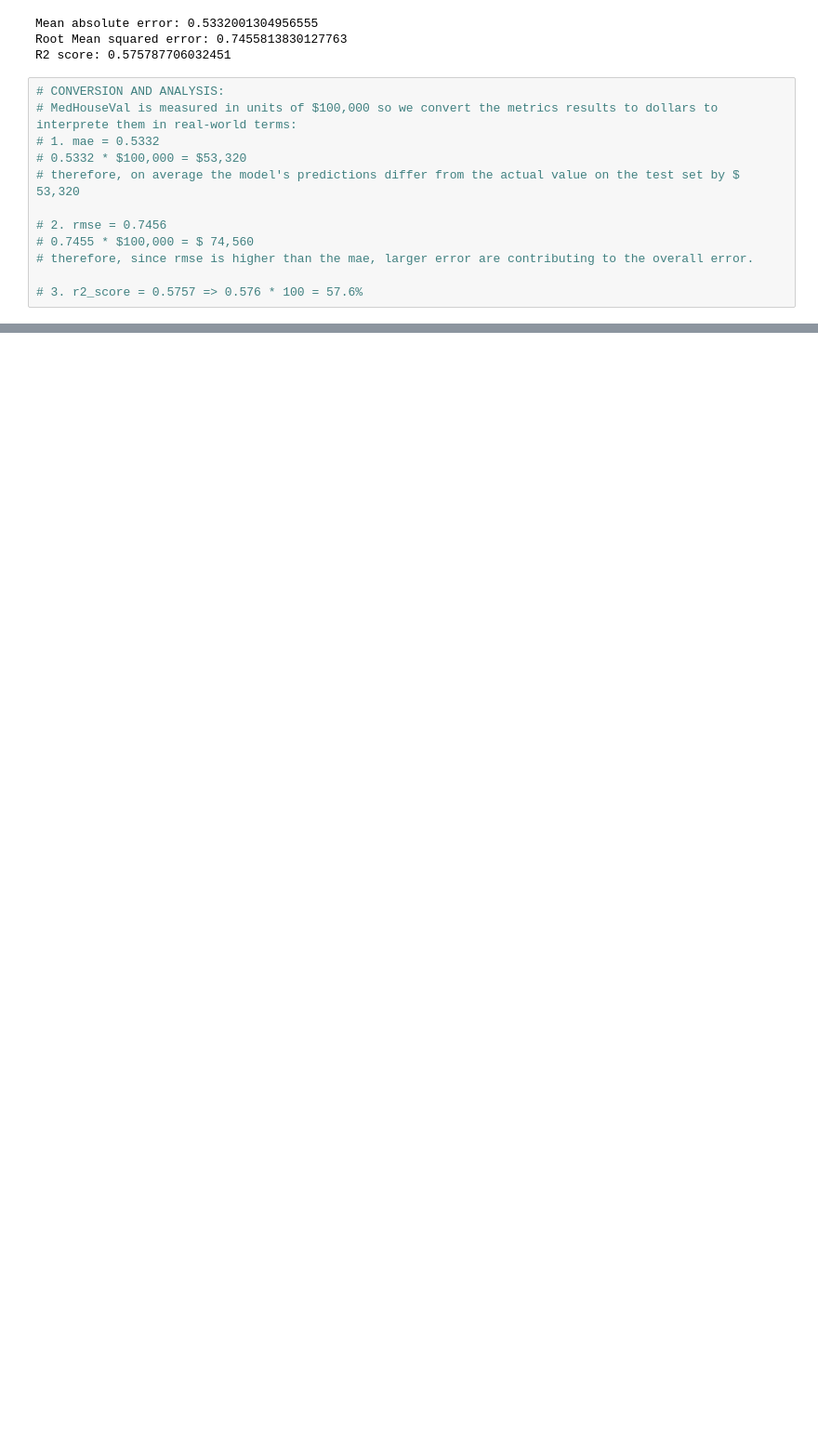
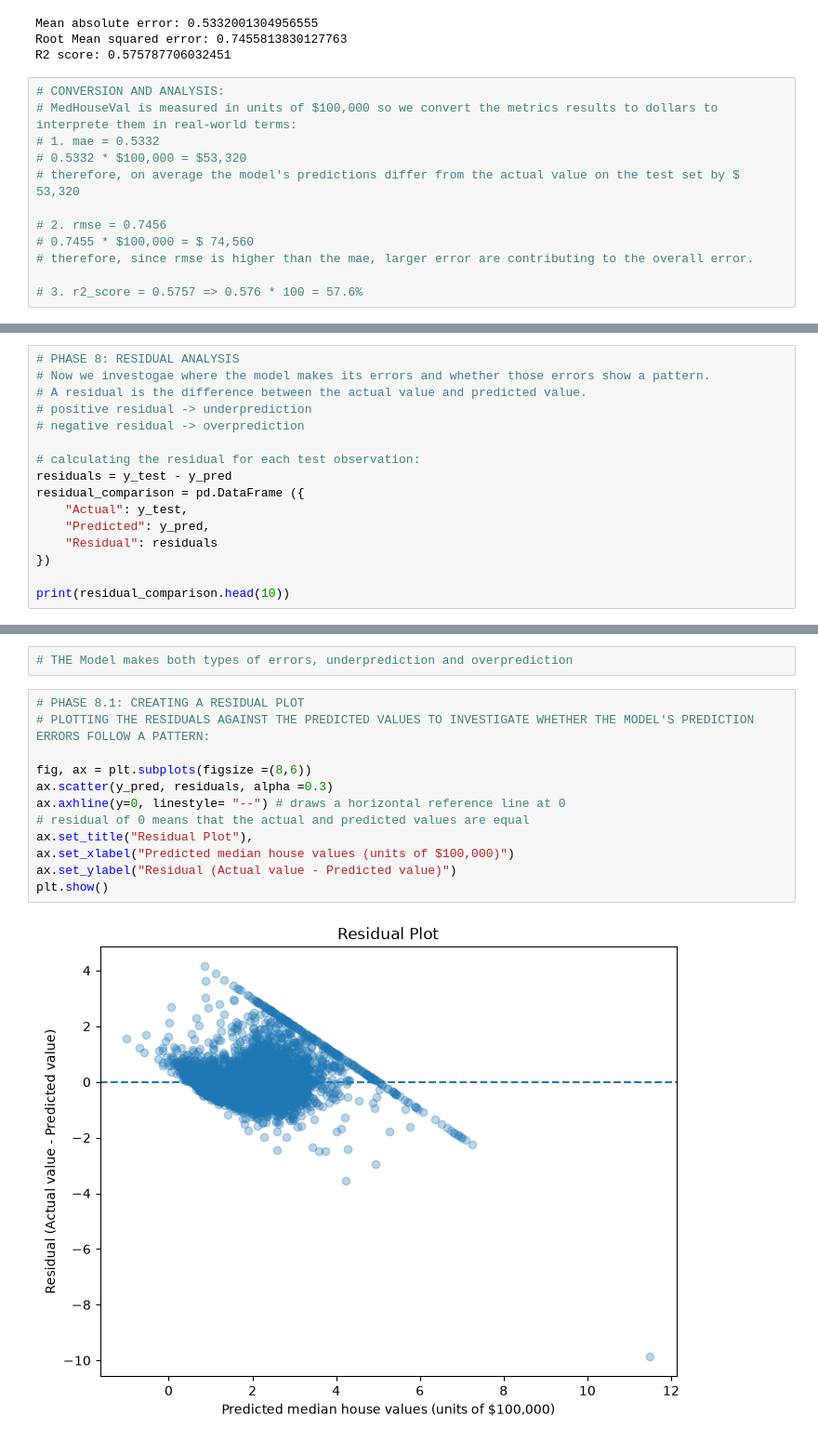
Before and after one commit to aaliya0704/House-Price-Predictor, a Jupyter notebook: house_price_predictor.ipynb, the cells around one changed output, grey strips where cells are left out. Shown at 93% size. Drawn from its saved outputs; the diff is of its cells as text; blank space fills up the shorter version.

```diff
--- a/house_price_predictor.ipynb
+++ b/house_price_predictor.ipynb
@@ -669,0 +715,16 @@ R2 score: 0.575787706032451
+# %%
+# PHASE 8: RESIDUAL ANALYSIS
+# Now we investogae where the model makes its errors and whether those errors show a pattern.
+# A residual is the difference between the actual value and predicted value.
+# positive residual -> underprediction
+# negative residual -> overprediction
+
+# calculating the residual for each test observation:
+residuals = y_test - y_pred
+residual_comparison = pd.DataFrame ({
+    "Actual": y_test,
+    "Predicted": y_pred,
+    "Residual": residuals
+})
+
+print(residual_comparison.head(10))
@@ -669,0 +743,16 @@ R2 score: 0.575787706032451
+# %%
+# THE Model makes both types of errors, underprediction and overprediction
+# %%
+# PHASE 8.1: CREATING A RESIDUAL PLOT
+# PLOTTING THE RESIDUALS AGAINST THE PREDICTED VALUES TO INVESTIGATE WHETHER THE MODEL'S PREDICTION ERRORS FOLLOW A PATTERN:
+
+fig, ax = plt.subplots(figsize =(8,6))
+ax.scatter(y_pred, residuals, alpha =0.3)
+ax.axhline(y=0, linestyle= "--") # draws a horizontal reference line at 0
+# residual of 0 means that the actual and predicted values are equal
+ax.set_title("Residual Plot"),
+ax.set_xlabel("Predicted median house values (units of $100,000)")
+ax.set_ylabel("Residual (Actual value - Predicted value)")
+plt.show()
+# %% [output]
+[figure, added]
```
Also changed, not shown: parts of 25 cells of this notebook.
